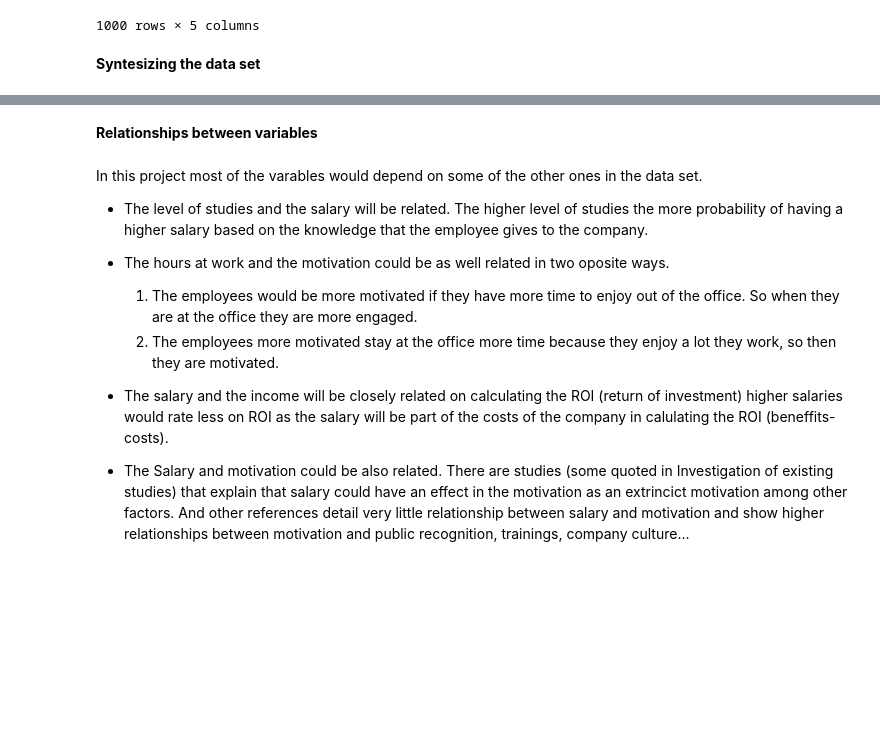
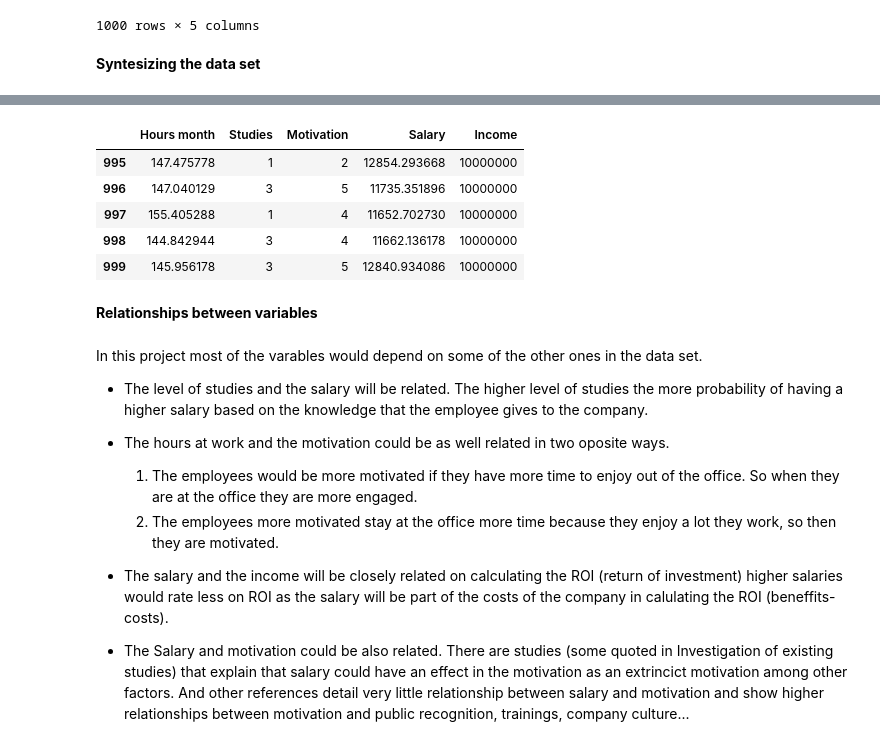
Before and after one commit to Nayade2lu/programming-data-a-project, a Jupyter notebook: Programming for data analysis Project.ipynb, the cells around one changed output, grey strips where cells are left out. Drawn from its saved outputs; the diff is of its cells as text; code cells hidden in the pictures; blank space fills up the shorter version.

```diff
--- a/Programming for data analysis Project.ipynb
+++ b/Programming for data analysis Project.ipynb
@@ -523,3 +553,13 @@ dataset.describe()
+# %%
+#last rows of the data set
+dataset.tail()
+# %% [output]
+|  | Hours month | Studies | Motivation | Salary | Income |
+| 995 | 147.475778 | 1 | 2 | 12854.293668 | 10000000 |
+| 996 | 147.040129 | 3 | 5 | 11735.351896 | 10000000 |
+| 997 | 155.405288 | 1 | 4 | 11652.702730 | 10000000 |
+| 998 | 144.842944 | 3 | 4 | 11662.136178 | 10000000 |
+| 999 | 145.956178 | 3 | 5 | 12840.934086 | 10000000 |
 # %% [markdown]
 **Relationships between variables**
 # %% [markdown]
```
Also changed, not shown: parts of 23 cells of this notebook.
